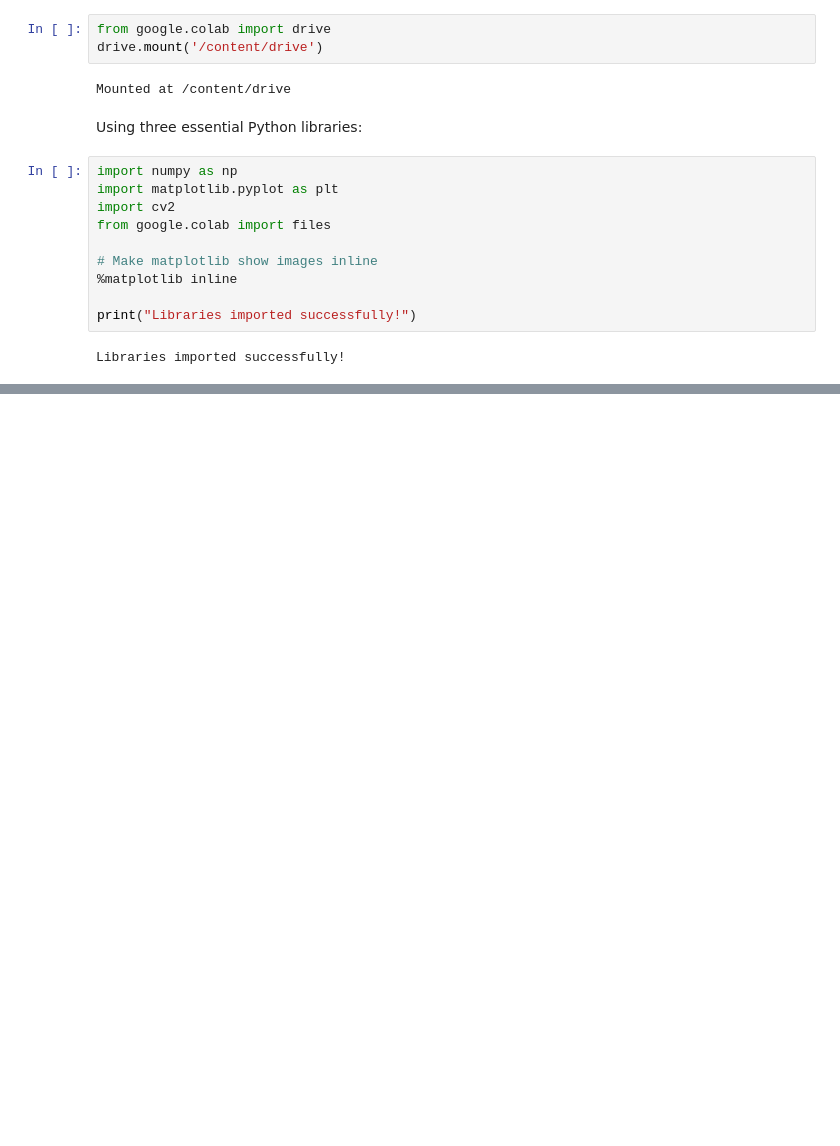
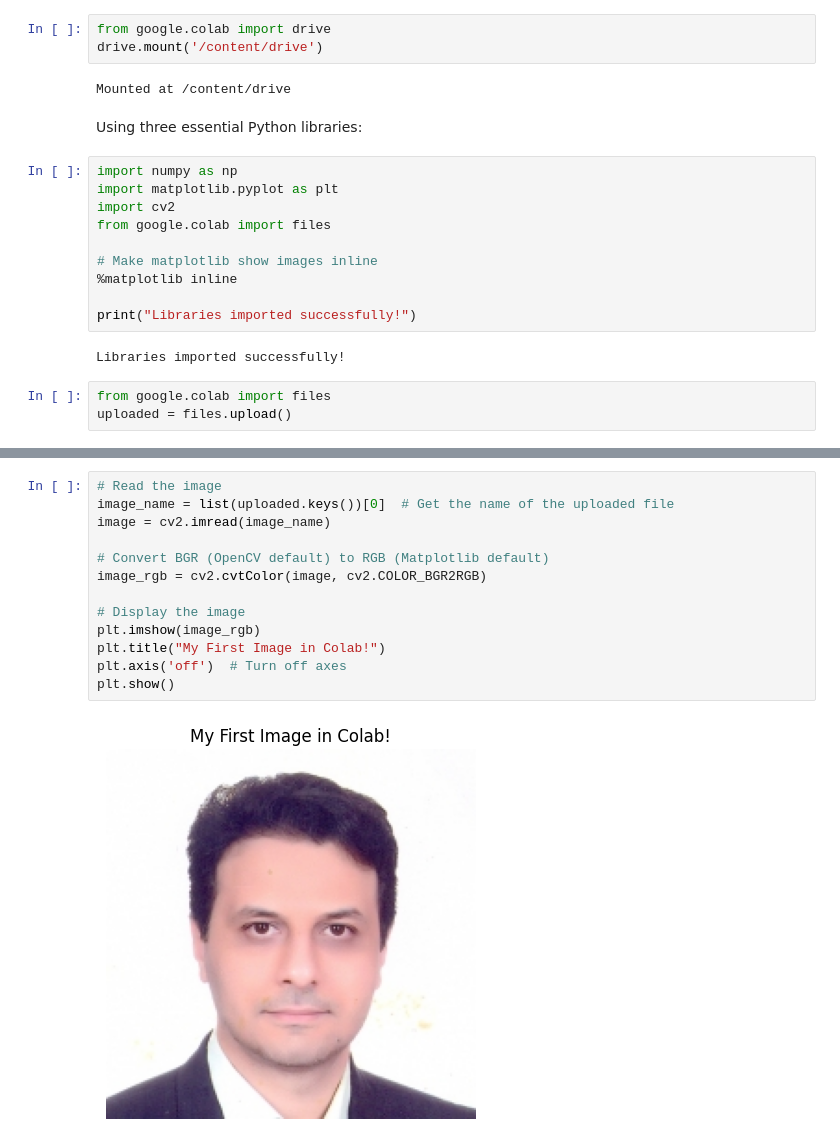
Before and after one commit to Yasser-Baleghi/hands-on-dl-image-processing, a Jupyter notebook: chapter_01/01_introduction.ipynb, the cells around one changed output, grey strips where cells are left out. Saved outputs shown, nothing was run; the diff lists cells and outputs as text; blank space fills up the shorter version.

```diff
--- a/chapter_01/01_introduction.ipynb
+++ b/chapter_01/01_introduction.ipynb
@@ -19,3 +19,6 @@ from google.colab import files
 print("Libraries imported successfully!")
 # %% [output]
 Libraries imported successfully!
+# %%
+from google.colab import files
+uploaded = files.upload()
@@ -21,0 +28,15 @@ Libraries imported successfully!
+# %%
+# Read the image
+image_name = list(uploaded.keys())[0]  # Get the name of the uploaded file
+image = cv2.imread(image_name)
+
+# Convert BGR (OpenCV default) to RGB (Matplotlib default)
+image_rgb = cv2.cvtColor(image, cv2.COLOR_BGR2RGB)
+
+# Display the image
+plt.imshow(image_rgb)
+plt.title("My First Image in Colab!")
+plt.axis('off')  # Turn off axes
+plt.show()
+# %% [output]
+[figure, added]
```
Also changed, not shown: parts of 1 cell of this notebook.
